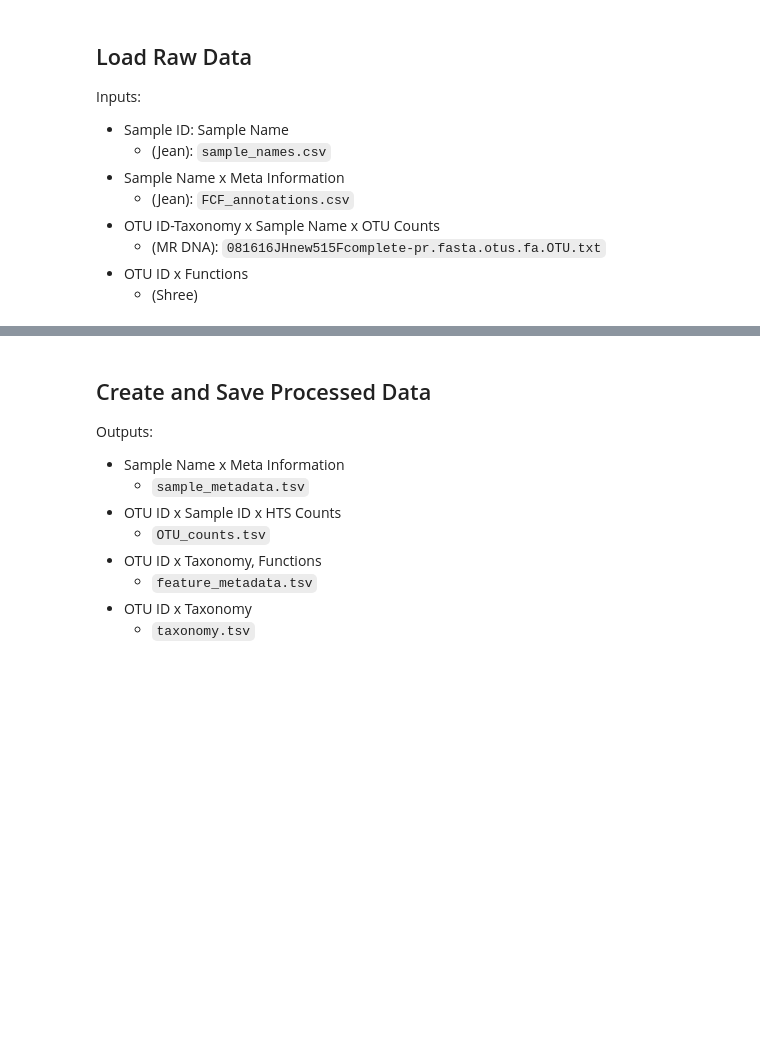
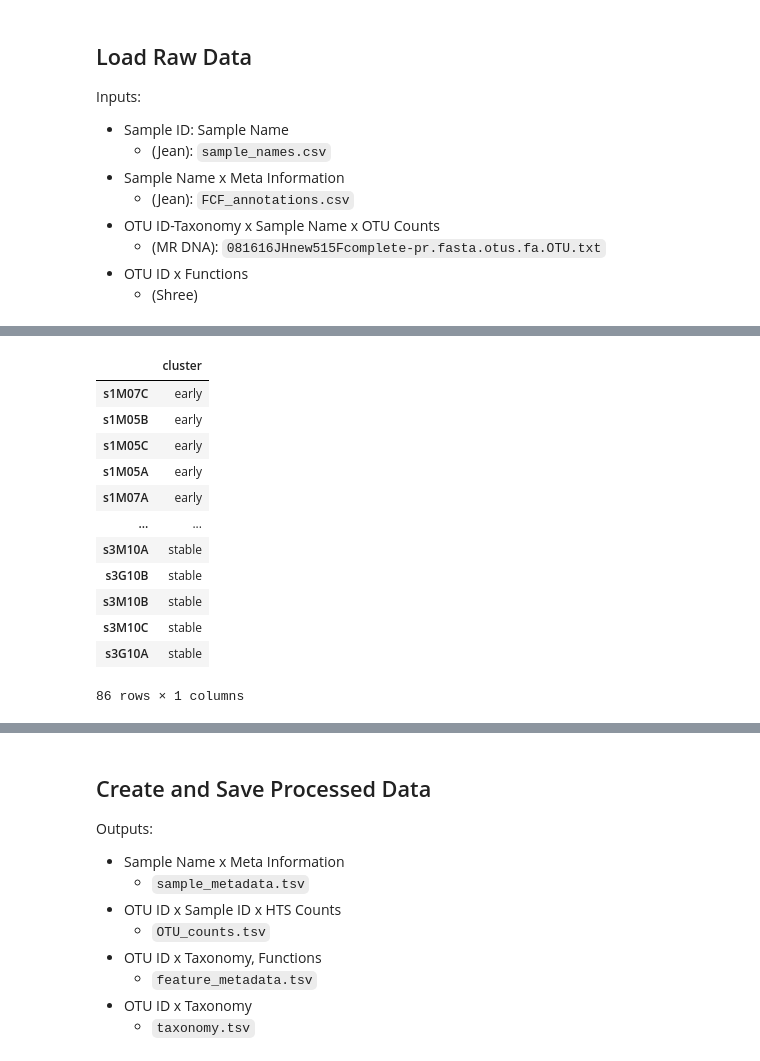
Before and after one commit to olincollege/microbiome-network-analysis-research, a Jupyter notebook: scripts/format.ipynb, the cells around one changed output, grey strips where cells are left out. Cells and saved outputs as stored; diff of their text form; code cells hidden in the pictures; blank space fills up the shorter version.

```diff
--- a/scripts/process_data.ipynb
+++ b/scripts/format.ipynb
@@ -48,6 +47,26 @@ sample_names
 | Olin87 | s2M10A |
 | Olin88 | s2M10C |
 88 rows × 1 columns
+# %%
+# get map of sample IDs to decided cluster
+sample_clusters = pd.read_csv("../data/processed/cluster_decisions.csv", index_col=0)
+# prefix sample names with s (so they do not start with a number)
+sample_clusters = sample_clusters.rename(columns={"x": "cluster"})
+sample_clusters
+# %% [output]
+|  | cluster |
+| s1M07C | early |
+| s1M05B | early |
+| s1M05C | early |
+| s1M05A | early |
+| s1M07A | early |
+| ... | ... |
+| s3M10A | stable |
+| s3G10B | stable |
+| s3M10B | stable |
+| s3M10C | stable |
+| s3G10A | stable |
+86 rows × 1 columns
 # %%
 # get table of sample names to sample meta data
 sample_annotations_from_file = pd.read_csv("../data/raw/FCF_annotations.csv", index_col=0) # these aren't in the right order
```
Also changed, not shown: parts of 25 cells of this notebook, 39 other files.
